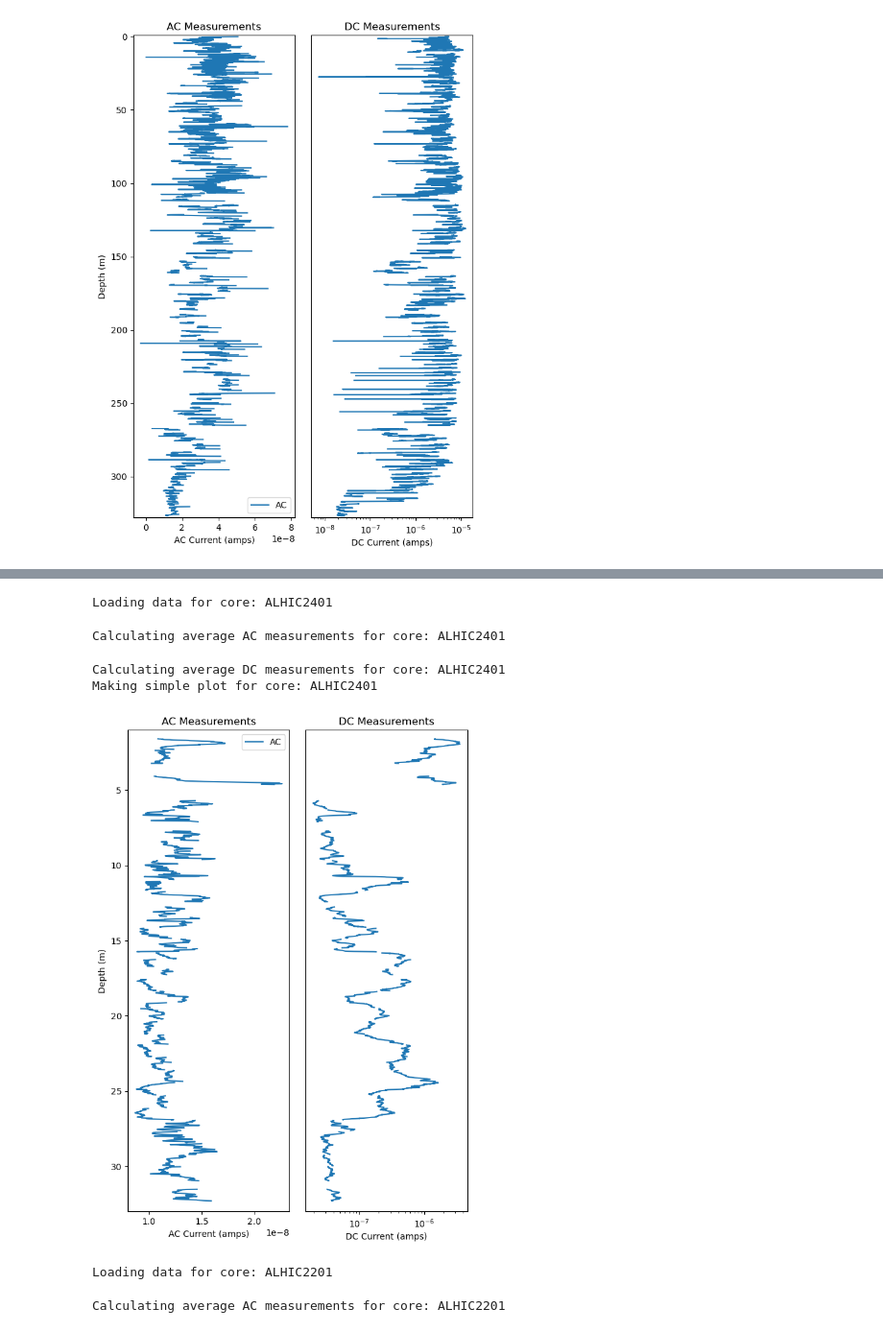
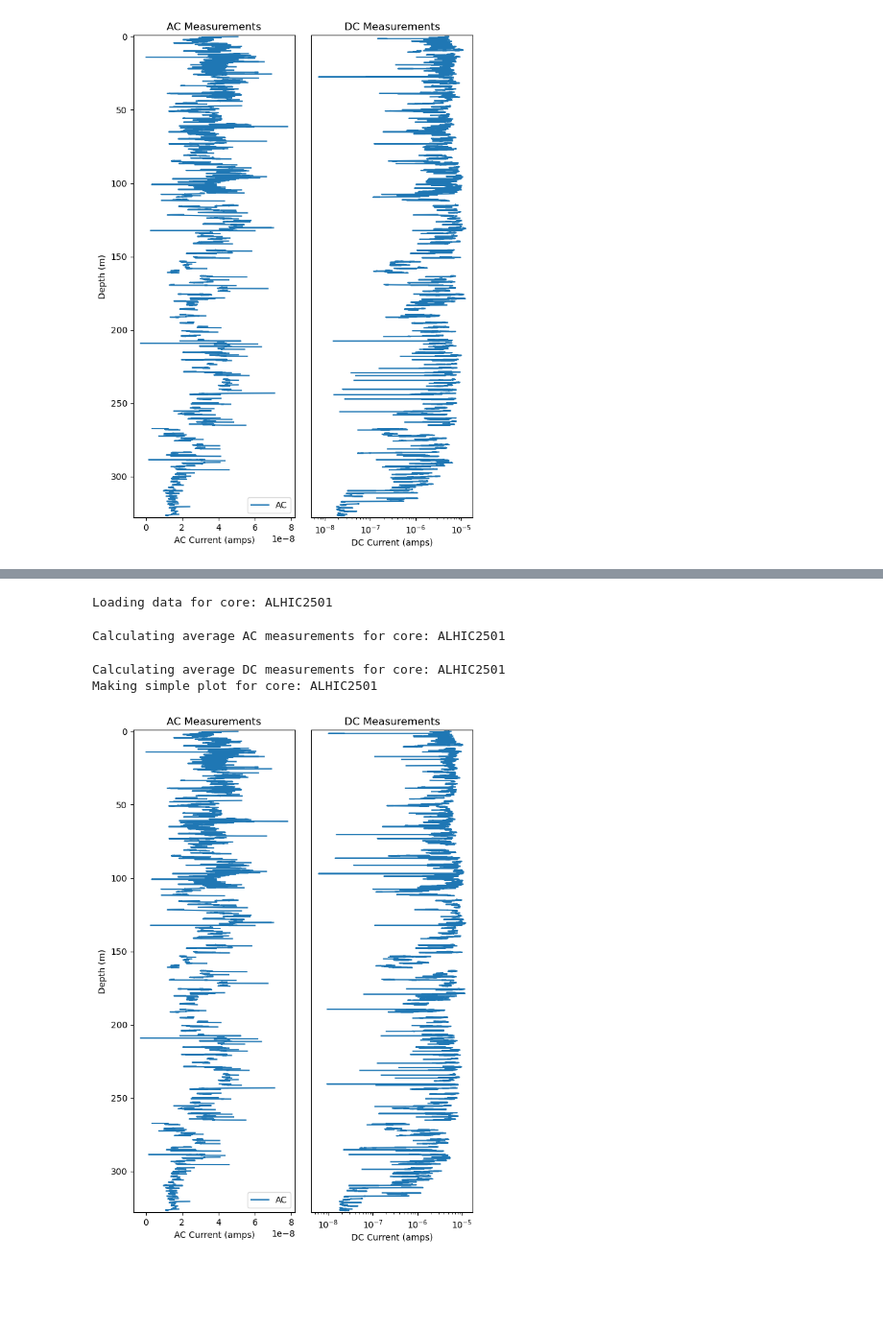
Before and after one commit to liamkirkpatrick/COLDEX-ECM-data, a Jupyter notebook: scripts/processing/make_oneline.ipynb, the cells around one changed output, grey strips where cells are left out. Shown at 96% size. Cells and saved outputs as stored; diff of their text form; code cells hidden in the pictures; blank space fills up the shorter version.

Commit message:
add capability to only average last two DC ECM tracks

```diff
--- a/scripts/processing/make_oneline.ipynb
+++ b/scripts/processing/make_oneline.ipynb
@@ -125,7 +125,7 @@ def make_plot(core,df):
     # save figure to figures folder
     fig.savefig(path_to_figures+core+'/'+core+'_oneline.png', dpi=300, bbox_inches='tight')
 # %%
-def make_oneline(core):
+def make_oneline(core, only_last_2 = False):
 
     # check that path_to_figures+core exists, if not create it
     if not os.path.exists(path_to_figures+core):
@@ -159,6 +159,8 @@ def make_oneline(core):
         data_item.rem_ends(30)
         data_item.norm_outside()
 
+
+
         if data_item.ACorDC == 'AC':
             # debugging - print the shape of all_AC and data_item.meas
             #print(f"all_AC shape: {all_AC.shape}, data_item.meas shape: {data_item.meas.shape}, data_item.surface_imperfection shape: {data_item.surface_imperfection.shape}")
@@ -166,6 +168,21 @@ def make_oneline(core):
             all_AC_depth = np.append(all_AC_depth,data_item.depth)
             all_AC_surf_imperf = np.append(all_AC_surf_imperf,data_item.surface_imperfection)
         else:
+
+            # if only last two is true, only use tracks where the data_item.y matches one of the highest two unique favleus in data_item.y
+            if only_last_2:
+                y_values = np.asarray(data_item.y)
+                highest_two_y = np.unique(y_values)[-2:]
+                #highest_two_y = np.unique(y_values)[:2]
+                keep = np.isin(y_values, highest_two_y)
+
+                data_item.meas = np.asarray(data_item.meas)[keep]
+                data_item.depth = np.asarray(data_item.depth)[keep]
+                data_item.surface_imperfection = np.asarray(
+                    data_item.surface_imperfection
+                )[keep]
+
+
             all_DC = np.append(all_DC,data_item.meas)
             all_DC_depth = np.append(all_DC_depth,data_item.depth)
             all_DC_surf_imperf = np.append(all_DC_surf_imperf,data_item.surface_imperfection)
@@ -191,4 +208,7 @@ def make_oneline(core):
     make_plot(core,df)
 
     # save dataframe to outputs folder as csv, fill empty values with NaN, and do not include index
-    df.to_csv(path_to_data+'processed/'+core+'_oneline.csv',index=False,na_rep='NaN')
+    if only_last_2:
+        df.to_csv(path_to_data+'processed/'+core+'_oneline_last2.csv',index=False,na_rep='NaN')
+    else:
+        df.to_csv(path_to_data+'processed/'+core+'_oneline.csv',index=False,na_rep='NaN')
@@ -227,13 +222,0 @@ Making simple plot for core: ALHIC2301
-# %%
-make_oneline('ALHIC2401')
-# %% [output]
-Loading data for core: ALHIC2401
-Calculating average AC measurements for core: ALHIC2401
-Calculating average DC measurements for core: ALHIC2401
-Making simple plot for core: ALHIC2401
-[figure, removed]
-# %%
-make_oneline('ALHIC2201')
-# %% [output]
-Loading data for core: ALHIC2201
-Calculating average AC measurements for core: ALHIC2201
@@ -241,0 +223,8 @@ make_oneline('ALHIC2502')
+# %%
+make_oneline('ALHIC2501', only_last_2 = True)
+# %% [output]
+Loading data for core: ALHIC2501
+Calculating average AC measurements for core: ALHIC2501
+Calculating average DC measurements for core: ALHIC2501
+Making simple plot for core: ALHIC2501
+[figure, added]
```
Also changed, not shown: parts of 7 cells of this notebook.
